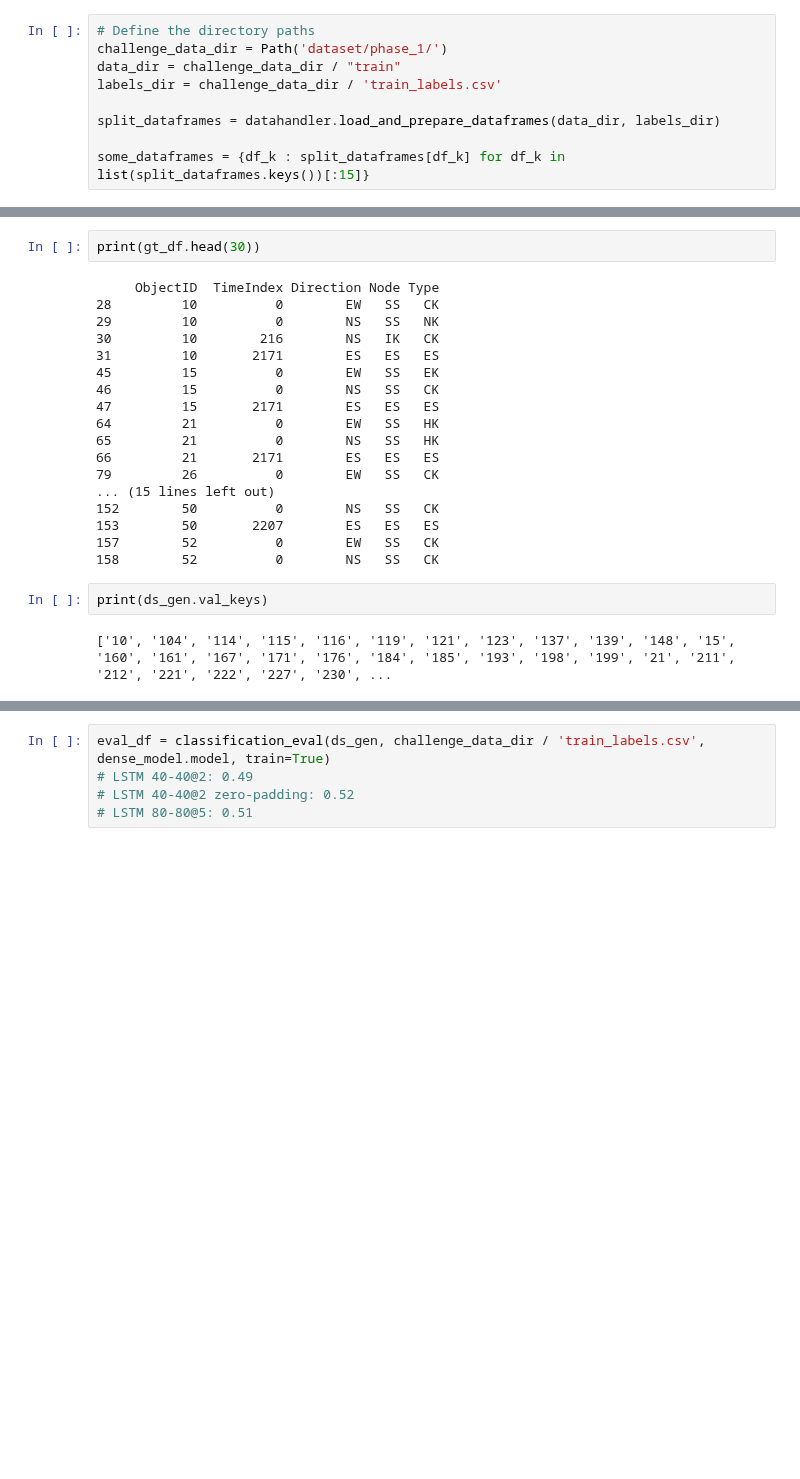
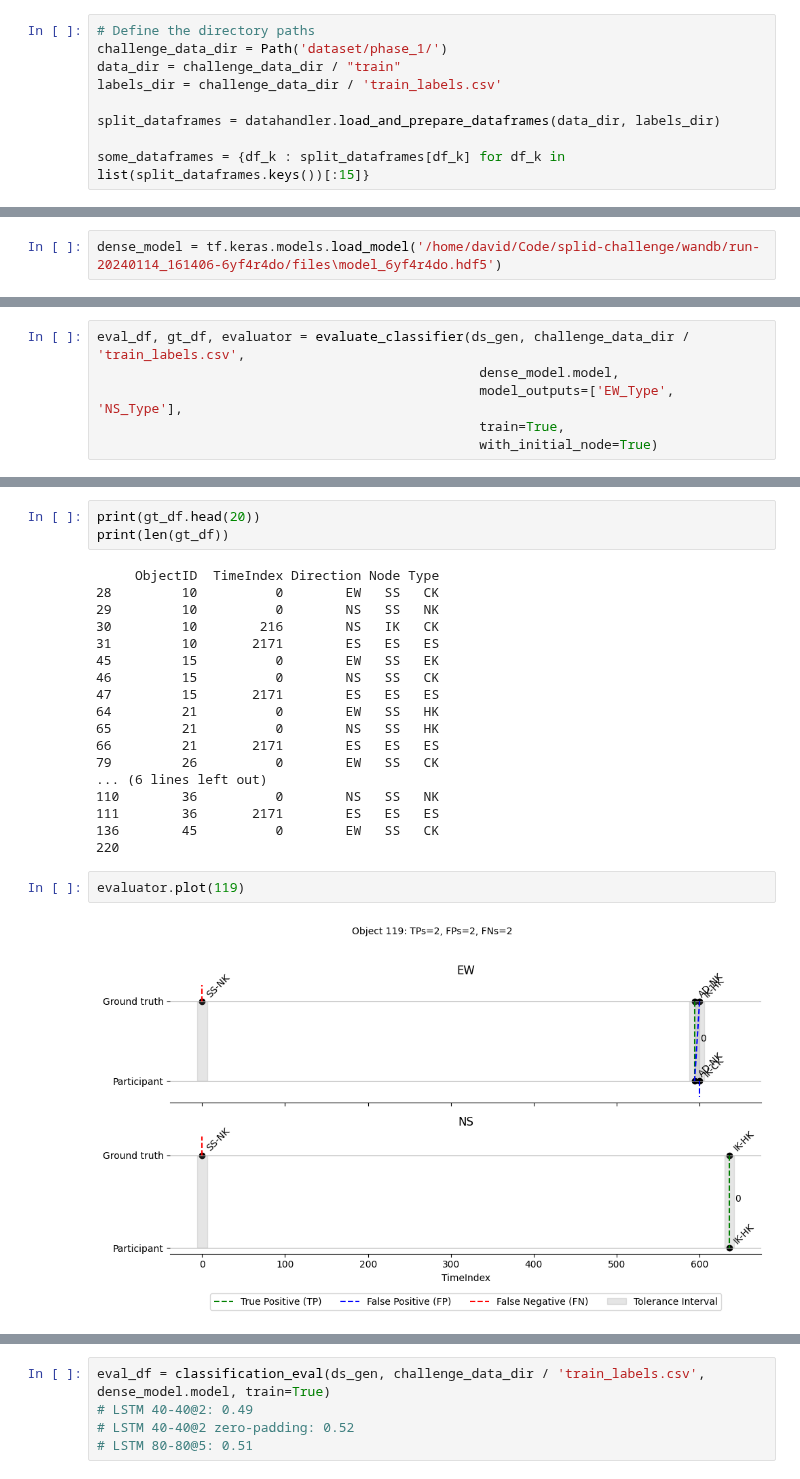
Before and after one commit to DavidBaldsiefen/splid-challenge, a Jupyter notebook: node_classifier.ipynb, the cells around one changed output, grey strips where cells are left out. Cells and saved outputs as stored; diff of their text form; blank space fills up the shorter version.

```diff
--- a/node_classifier.ipynb
+++ b/node_classifier.ipynb
@@ -216 +156,3 @@ def evaluate_classifier(ds_gen, gt_path, model, model_outputs=['EW', 'NS'], trai
+# %%
+dense_model = tf.keras.models.load_model('/home/david/Code/splid-challenge/wandb/run-20240114_161406-6yf4r4do/files\model_6yf4r4do.hdf5')
 # %%
@@ -240,0 +181,6 @@ TP: 51 FP: 19
+# %%
+eval_df, gt_df, evaluator = evaluate_classifier(ds_gen, challenge_data_dir / 'train_labels.csv',
+                                                 dense_model.model,
+                                                 model_outputs=['EW_Type', 'NS_Type'],
+                                                 train=True,
+                                                 with_initial_node=True)
@@ -241,5 +209,6 @@ TP: 51 FP: 19
 # %%
-print(gt_df.head(30))
+print(gt_df.head(20))
+print(len(gt_df))
 # %% [output]
      ObjectID  TimeIndex Direction Node Type
 28         10          0        EW   SS   CK
@@ -253,12 +222,12 @@ print(gt_df.head(30))
 65         21          0        NS   SS   HK
 66         21       2171        ES   ES   ES
 79         26          0        EW   SS   CK
-... (15 lines left out)
-152        50          0        NS   SS   CK
-153        50       2207        ES   ES   ES
-157        52          0        EW   SS   CK
-158        52          0        NS   SS   CK
+... (6 lines left out)
+110        36          0        NS   SS   NK
+111        36       2171        ES   ES   ES
+136        45          0        EW   SS   CK
+220
-# %%
-print(ds_gen.val_keys)
-# %% [output]
-['10', '104', '114', '115', '116', '119', '121', '123', '137', '139', '148', '15', '160', '161', '167', '171', '176', '184', '185', '193', '198', '199', '21', '211', '212', '221', '222', '227', '230', ...
+# %%
+evaluator.plot(119)
+# %% [output]
+[figure, added]
```
Also changed, not shown: parts of 16 cells of this notebook, 6 other files.
